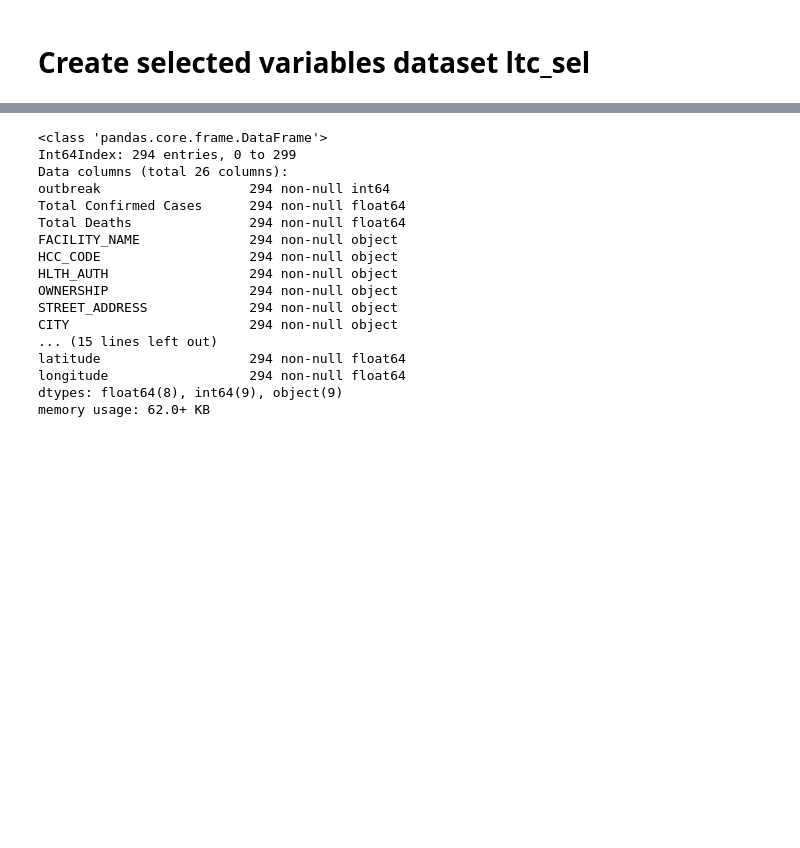
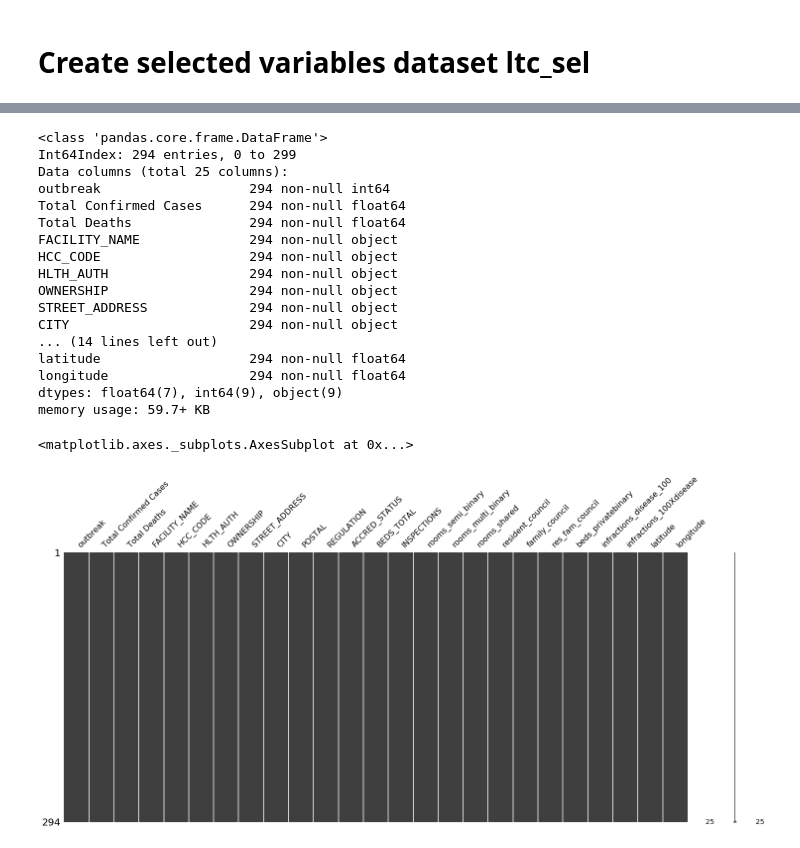
Before and after one commit to nganlyle/wrangle_covid, a Jupyter notebook: wrangling/ngan_bc_ltc_com_sel.ipynb, the cells around one changed output, grey strips where cells are left out. Cells and saved outputs as stored; diff of their text form; code cells hidden in the pictures; blank space fills up the shorter version.

```diff
--- a/wrangling/ngan_bc_ltc_com_sel.ipynb
+++ b/wrangling/ngan_bc_ltc_com_sel.ipynb
@@ -528,12 +508,15 @@ ltc_sel = ltc_sel[[
         'resident_council',
         'family_council',
         'res_fam_council',
-        'beds_privateprop',
+#         'beds_privateprop',
         'beds_privatebinary',
 #         'incident_100sum',
 #         'incident_100sum-outbreak',
-        'infractions_100',
+#         'incident_100sumXoutbreak'
+#         'infractions_100',
         'infractions_disease_100',
+        'infractions_100Xdisease',
+#         'ownership_HA',
         'latitude',
         'longitude'
 ]]
@@ -542,7 +525,7 @@ ltc_sel.info()
 # %% [output]
 <class 'pandas.core.frame.DataFrame'>
 Int64Index: 294 entries, 0 to 299
-Data columns (total 26 columns):
+Data columns (total 25 columns):
 outbreak                   294 non-null int64
 Total Confirmed Cases      294 non-null float64
 Total Deaths               294 non-null float64
@@ -552,11 +535,17 @@ HLTH_AUTH                  294 non-null object
 OWNERSHIP                  294 non-null object
 STREET_ADDRESS             294 non-null object
 CITY                       294 non-null object
-... (15 lines left out)
+... (14 lines left out)
 latitude                   294 non-null float64
 longitude                  294 non-null float64
-dtypes: float64(8), int64(9), object(9)
-memory usage: 62.0+ KB
+dtypes: float64(7), int64(9), object(9)
+memory usage: 59.7+ KB
+# %%
+import missingno as msno
+msno.matrix(ltc_sel)
+# %% [output]
+<matplotlib.axes._subplots.AxesSubplot at 0x...>
+[figure, added]
 # %%
 # Export the selected dataset
 ltc_sel.to_csv(r'../data/BC/bc_ltc_selected_sep18.csv', index = False)
```
Also changed, not shown: parts of 12 cells of this notebook, 17 other files.
